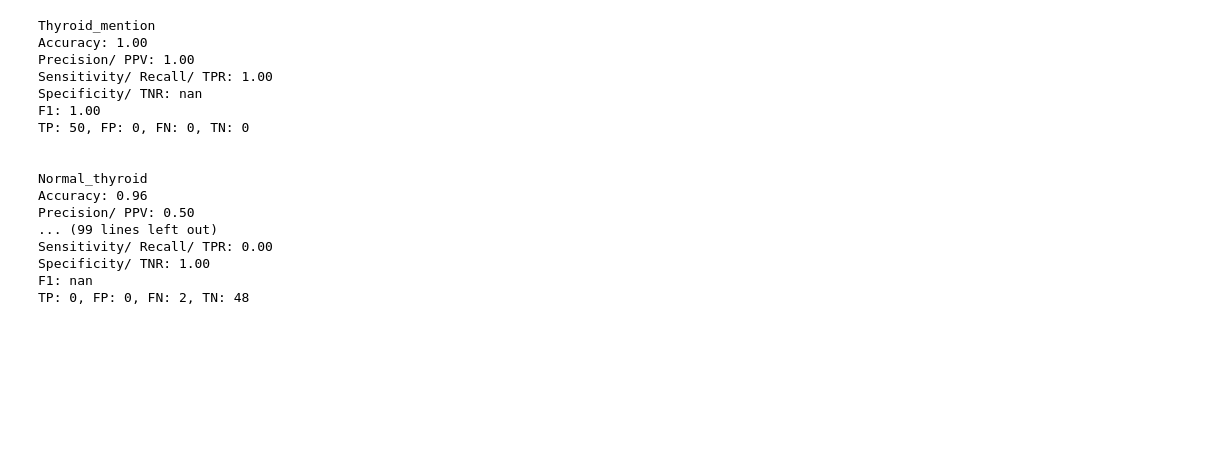
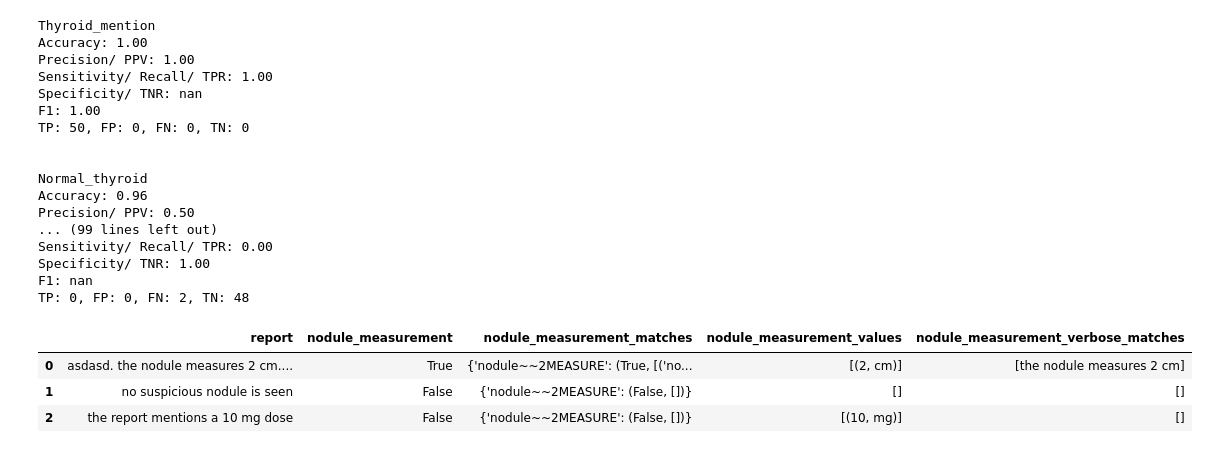
Before and after one commit to ljhowell/radex, a Jupyter notebook: Radiology_report_NLP.ipynb, the cells around one changed output. Saved outputs shown, nothing was run; the diff lists cells and outputs as text; code cells hidden in the pictures; blank space fills up the shorter version.

Commit message:
Added support for MEASURE, which can find values such as 2 cm, 3 x 4 mm etc, and be used in combination with other radex syntax
Co-authored-by: Copilot <copilot@github.com>

```diff
--- a/Radiology_report_NLP.ipynb
+++ b/Radiology_report_NLP.ipynb
@@ -678,3 +685,30 @@ Sensitivity/ Recall/ TPR: 0.00
 Specificity/ TNR: 1.00
 F1: nan
 TP: 0, FP: 0, FN: 2, TN: 48
+# %%
+# Measurement-aware search example
+measure_df = pd.DataFrame({
+    'report': [
+        'asdasd. the nodule measures 2 cm. asdasd. asd asd',
+        'no suspicious nodule is seen',
+        'the report mentions a 10 mg dose',
+    ]
+})
+
+measure_expression = Expression().parse_string('nodule~~2MEASURE')
+measure_result = search_dataframe(
+    measure_df.copy(),
+    column='report',
+    expression=measure_expression,
+    new_column_name='nodule_measurement',
+    debug_column=True,
+    verbose_debug=True,
+ )
+
+with pd.option_context('display.max_colwidth', None):
+    display(measure_result[['report', 'nodule_measurement', 'nodule_measurement_matches', 'nodule_measurement_values', 'nodule_measurement_verbose_matches']])
+# %% [output]
+|  | report | nodule_measurement | nodule_measurement_matches | nodule_measurement_values | nodule_measurement_verbose_matches |
+| 0 | asdasd. the nodule measures 2 cm.... | True | {'nodule~~2MEASURE': (True, [('no... | [(2, cm)] | [the nodule measures 2 cm] |
+| 1 | no suspicious nodule is seen | False | {'nodule~~2MEASURE': (False, [])} | [] | [] |
+| 2 | the report mentions a 10 mg dose | False | {'nodule~~2MEASURE': (False, [])} | [(10, mg)] | [] |
```
Also changed, not shown: parts of 3 cells of this notebook, 6 other files.
